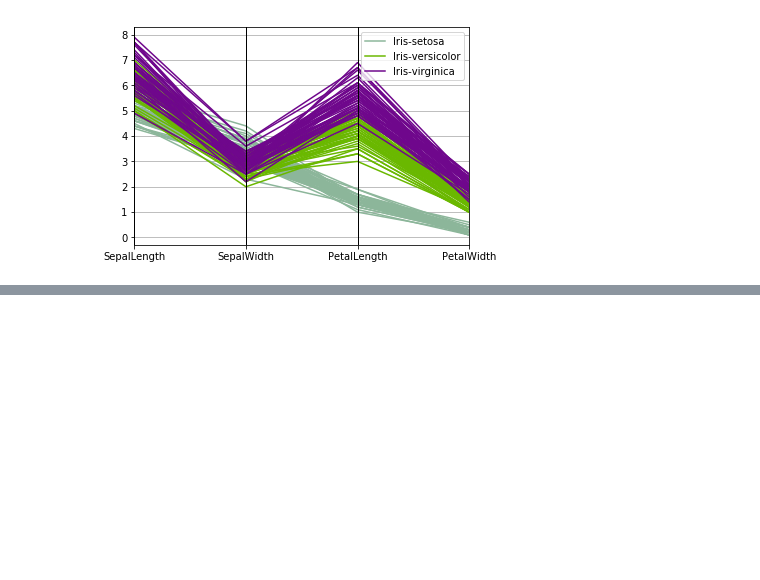
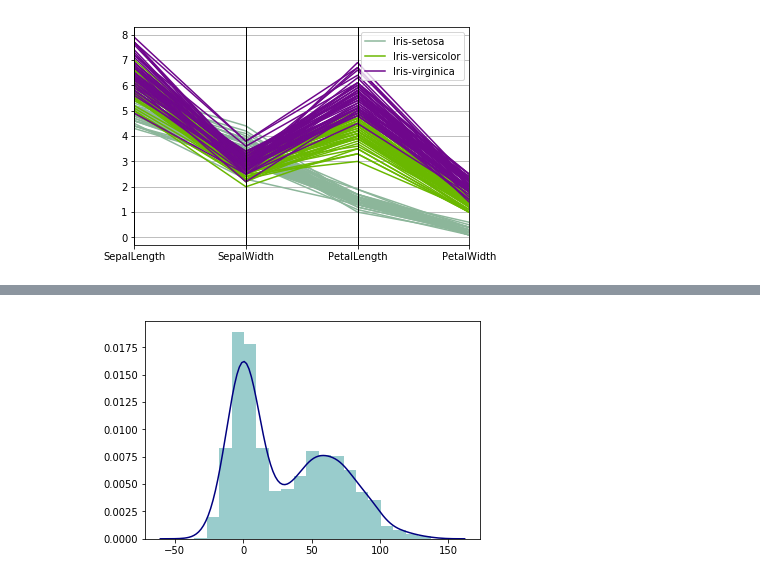
Before and after one commit to johnnyjw/2michds, a Jupyter notebook: week_4.ipynb, the cells around one changed output, grey strips where cells are left out. Cells and saved outputs as stored; diff of their text form; code cells hidden in the pictures; blank space fills up the shorter version.

```diff
--- a/week_4.ipynb
+++ b/week_4.ipynb
@@ -97,0 +126,5 @@ pd.tools.plotting.parallel_coordinates(iris, 'Name');
+# %%
+plt.figure()
+sns.distplot(v3, hist_kws={'color': 'Teal'}, kde_kws={'color': 'Navy'});
+# %% [output]
+[figure, added]
```
Also changed, not shown: parts of 6 cells of this notebook.
